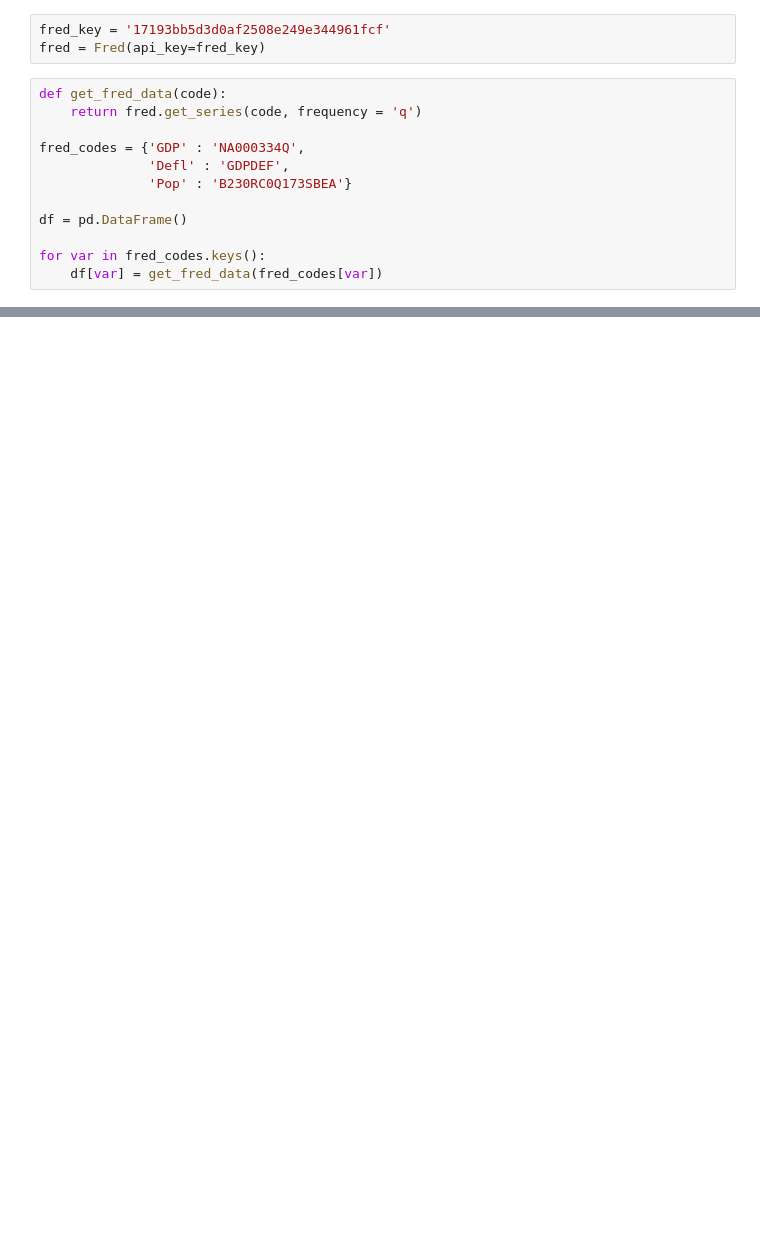
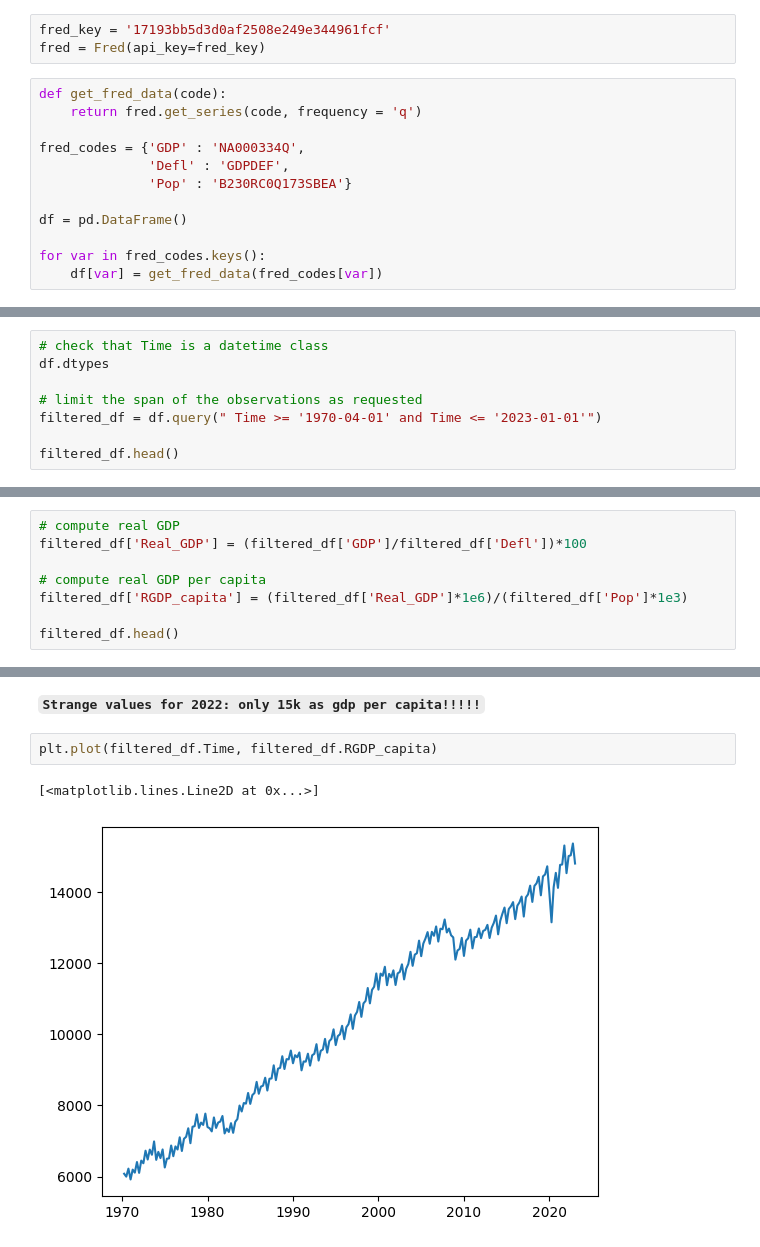
Before and after one commit to giordanovitale/Time-Series-Assignments, a Jupyter notebook: Assignment 2/Assignment2.ipynb, the cells around one changed output, grey strips where cells are left out. Drawn from its saved outputs; the diff is of its cells as text; blank space fills up the shorter version.

```diff
--- a/Assignment 2/Assignment2.ipynb
+++ b/Assignment 2/Assignment2.ipynb
@@ -68,0 +95,8 @@ Text(0, 0.5, 'Deflator')
+# %%
+# check that Time is a datetime class
+df.dtypes
+
+# limit the span of the observations as requested
+filtered_df = df.query(" Time >= '1970-04-01' and Time <= '2023-01-01'")
+
+filtered_df.head()
@@ -68,0 +110,8 @@ Text(0, 0.5, 'Deflator')
+# %%
+# compute real GDP
+filtered_df['Real_GDP'] = (filtered_df['GDP']/filtered_df['Defl'])*100
+
+# compute real GDP per capita
+filtered_df['RGDP_capita'] = (filtered_df['Real_GDP']*1e6)/(filtered_df['Pop']*1e3)
+
+filtered_df.head()
@@ -68,0 +135,7 @@ Text(0, 0.5, 'Deflator')
+# %% [markdown]
+**`Strange values for 2022: only 15k as gdp per capita!!!!!`**
+# %%
+plt.plot(filtered_df.Time, filtered_df.RGDP_capita)
+# %% [output]
+[<matplotlib.lines.Line2D at 0x...>]
+[figure, added]
```
Also changed, not shown: parts of 17 cells of this notebook.
